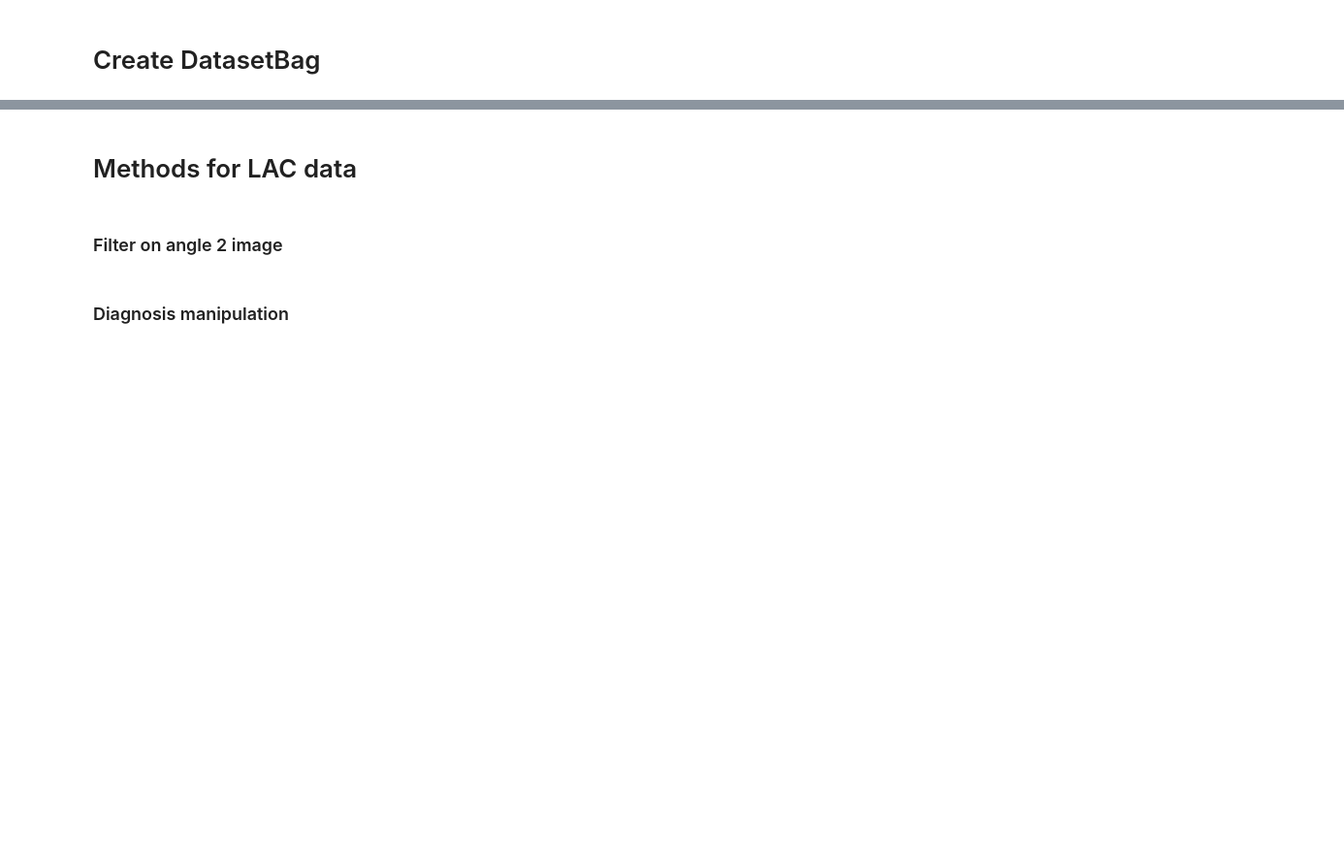
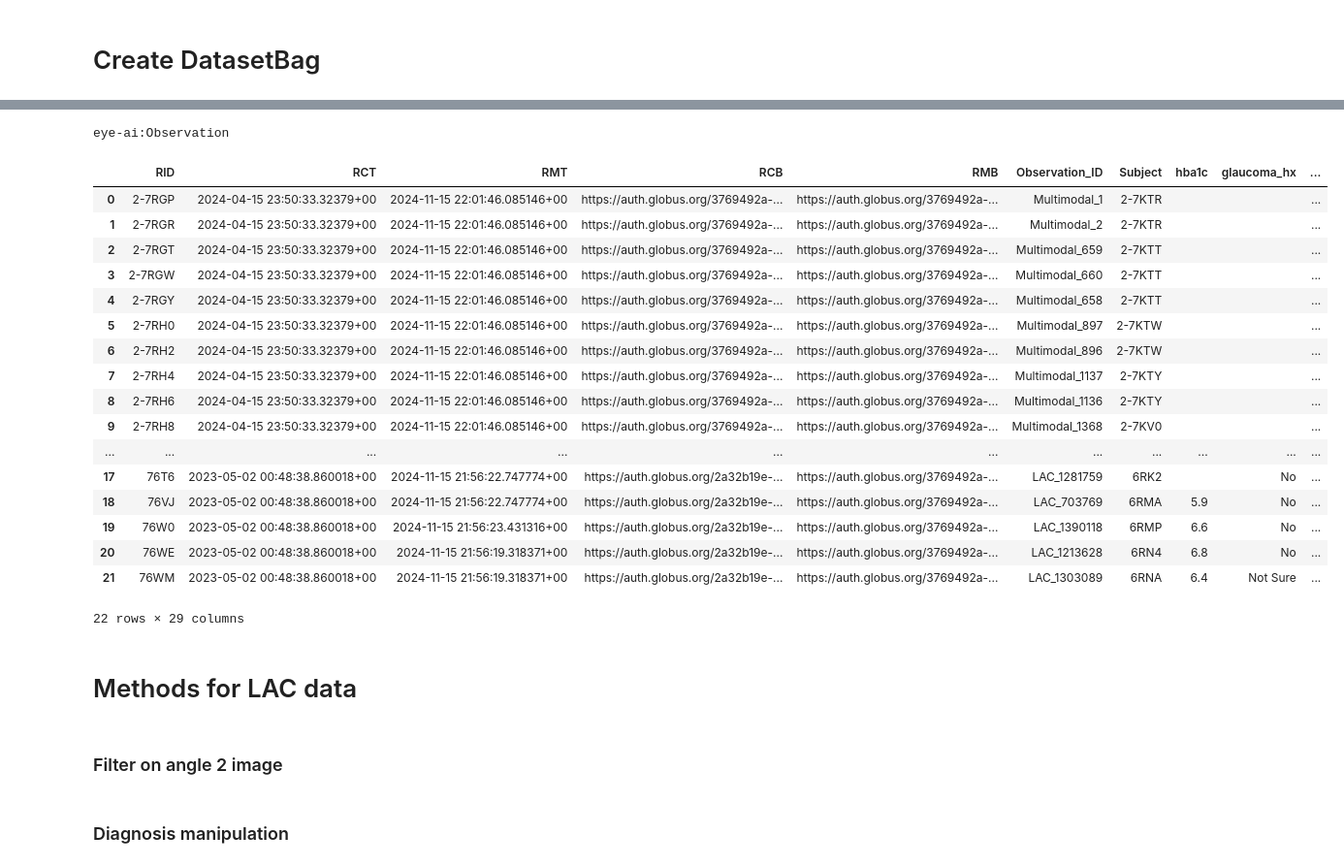
Before and after one commit to informatics-isi-edu/eye-ai-exec, a Jupyter notebook: notebooks/templates/template_lac.ipynb, the cells around one changed output, grey strips where cells are left out. Shown at 97% size. Drawn from its saved outputs; the diff is of its cells as text; code cells hidden in the pictures; blank space fills up the shorter version.

```diff
--- a/notebooks/templates/template_lac.ipynb
+++ b/notebooks/templates/template_lac.ipynb
@@ -54,7 +75,7 @@ test_workflow = Workflow(
 
 # Configuration instance.
 config = ExecutionConfiguration(
-    datasets=[{'rid':source_dataset, 'materialize':True}],
+    datasets=[{'rid':source_dataset, 'materialize':False}],
     # Materialize set to False if you only need the metadata from the bag, and not the assets.
     assets=['2-4JR6'],
     workflow=test_workflow,
@@ -71,3 +178,25 @@ ds_bag = DatasetBag(execution.dataset_paths[0])
+# %%
+ds_bag.get_table_as_dataframe('Observation')
+# %% [output]
+eye-ai:Observation
+|  | RID | RCT | RMT | RCB | RMB | Observation_ID | Subject | hba1c | glaucoma_hx | ... |
+| 0 | 2-7RGP | 2024-04-15 23:50:33.32379+00 | 2024-11-15 22:01:46.085146+00 | https://auth.globus.org/3769492a-... | https://auth.globus.org/3769492a-... | Multimodal_1 | 2-7KTR |  |  | ... |
+| 1 | 2-7RGR | 2024-04-15 23:50:33.32379+00 | 2024-11-15 22:01:46.085146+00 | https://auth.globus.org/3769492a-... | https://auth.globus.org/3769492a-... | Multimodal_2 | 2-7KTR |  |  | ... |
+| 2 | 2-7RGT | 2024-04-15 23:50:33.32379+00 | 2024-11-15 22:01:46.085146+00 | https://auth.globus.org/3769492a-... | https://auth.globus.org/3769492a-... | Multimodal_659 | 2-7KTT |  |  | ... |
+| 3 | 2-7RGW | 2024-04-15 23:50:33.32379+00 | 2024-11-15 22:01:46.085146+00 | https://auth.globus.org/3769492a-... | https://auth.globus.org/3769492a-... | Multimodal_660 | 2-7KTT |  |  | ... |
+| 4 | 2-7RGY | 2024-04-15 23:50:33.32379+00 | 2024-11-15 22:01:46.085146+00 | https://auth.globus.org/3769492a-... | https://auth.globus.org/3769492a-... | Multimodal_658 | 2-7KTT |  |  | ... |
+| 5 | 2-7RH0 | 2024-04-15 23:50:33.32379+00 | 2024-11-15 22:01:46.085146+00 | https://auth.globus.org/3769492a-... | https://auth.globus.org/3769492a-... | Multimodal_897 | 2-7KTW |  |  | ... |
+| 6 | 2-7RH2 | 2024-04-15 23:50:33.32379+00 | 2024-11-15 22:01:46.085146+00 | https://auth.globus.org/3769492a-... | https://auth.globus.org/3769492a-... | Multimodal_896 | 2-7KTW |  |  | ... |
+| 7 | 2-7RH4 | 2024-04-15 23:50:33.32379+00 | 2024-11-15 22:01:46.085146+00 | https://auth.globus.org/3769492a-... | https://auth.globus.org/3769492a-... | Multimodal_1137 | 2-7KTY |  |  | ... |
+| 8 | 2-7RH6 | 2024-04-15 23:50:33.32379+00 | 2024-11-15 22:01:46.085146+00 | https://auth.globus.org/3769492a-... | https://auth.globus.org/3769492a-... | Multimodal_1136 | 2-7KTY |  |  | ... |
+| 9 | 2-7RH8 | 2024-04-15 23:50:33.32379+00 | 2024-11-15 22:01:46.085146+00 | https://auth.globus.org/3769492a-... | https://auth.globus.org/3769492a-... | Multimodal_1368 | 2-7KV0 |  |  | ... |
+| ... | ... | ... | ... | ... | ... | ... | ... | ... | ... | ... |
+| 17 | 76T6 | 2023-05-02 00:48:38.860018+00 | 2024-11-15 21:56:22.747774+00 | https://auth.globus.org/2a32b19e-... | https://auth.globus.org/3769492a-... | LAC_1281759 | 6RK2 |  | No | ... |
+| 18 | 76VJ | 2023-05-02 00:48:38.860018+00 | 2024-11-15 21:56:22.747774+00 | https://auth.globus.org/2a32b19e-... | https://auth.globus.org/3769492a-... | LAC_703769 | 6RMA | 5.9 | No | ... |
+| 19 | 76W0 | 2023-05-02 00:48:38.860018+00 | 2024-11-15 21:56:23.431316+00 | https://auth.globus.org/2a32b19e-... | https://auth.globus.org/3769492a-... | LAC_1390118 | 6RMP | 6.6 | No | ... |
+| 20 | 76WE | 2023-05-02 00:48:38.860018+00 | 2024-11-15 21:56:19.318371+00 | https://auth.globus.org/2a32b19e-... | https://auth.globus.org/3769492a-... | LAC_1213628 | 6RN4 | 6.8 | No | ... |
+| 21 | 76WM | 2023-05-02 00:48:38.860018+00 | 2024-11-15 21:56:19.318371+00 | https://auth.globus.org/2a32b19e-... | https://auth.globus.org/3769492a-... | LAC_1303089 | 6RNA | 6.4 | Not Sure | ... |
+22 rows × 29 columns
 # %% [markdown]
 # Methods for LAC data
 # %% [markdown]
```
Also changed, not shown: parts of 10 cells of this notebook.
